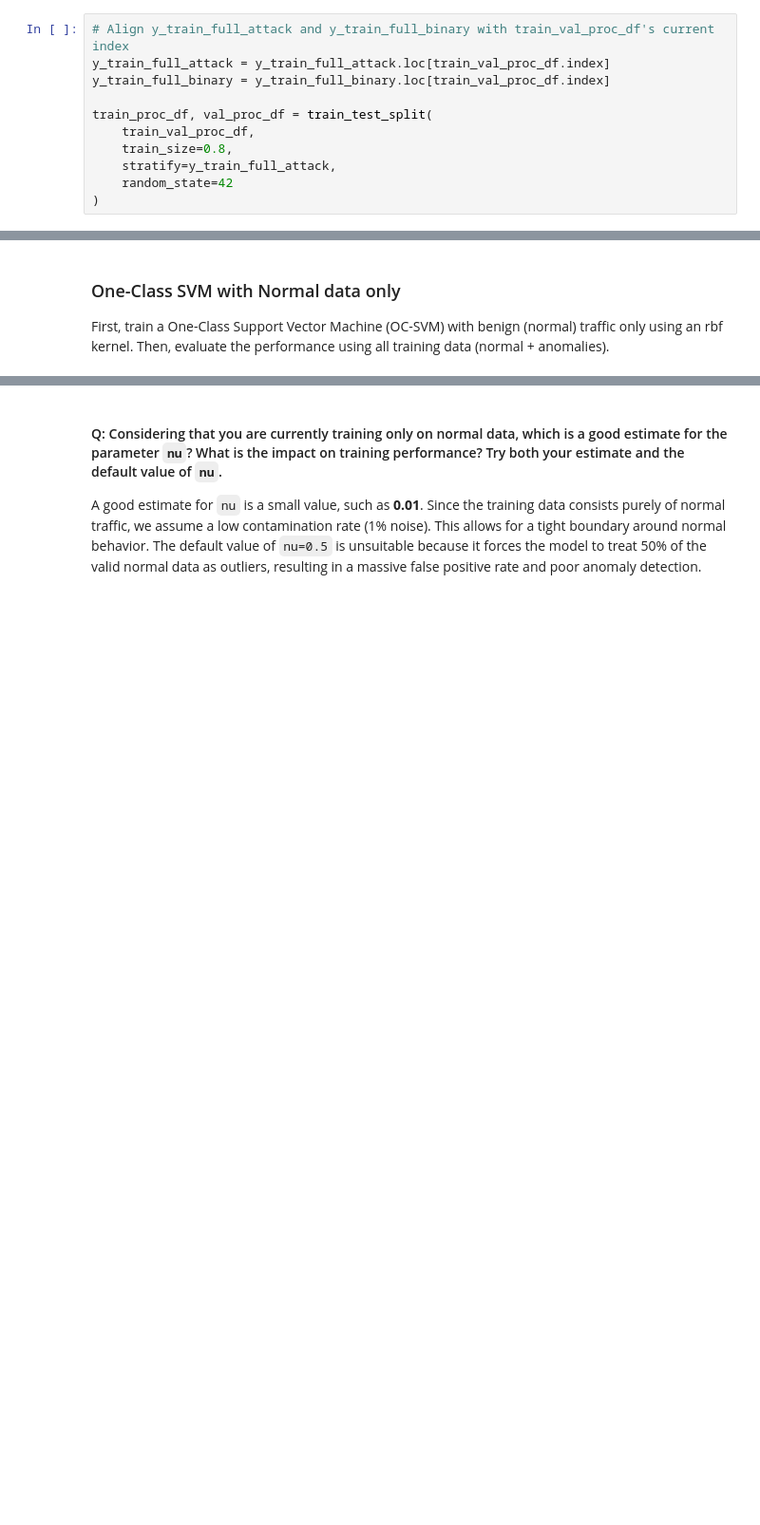
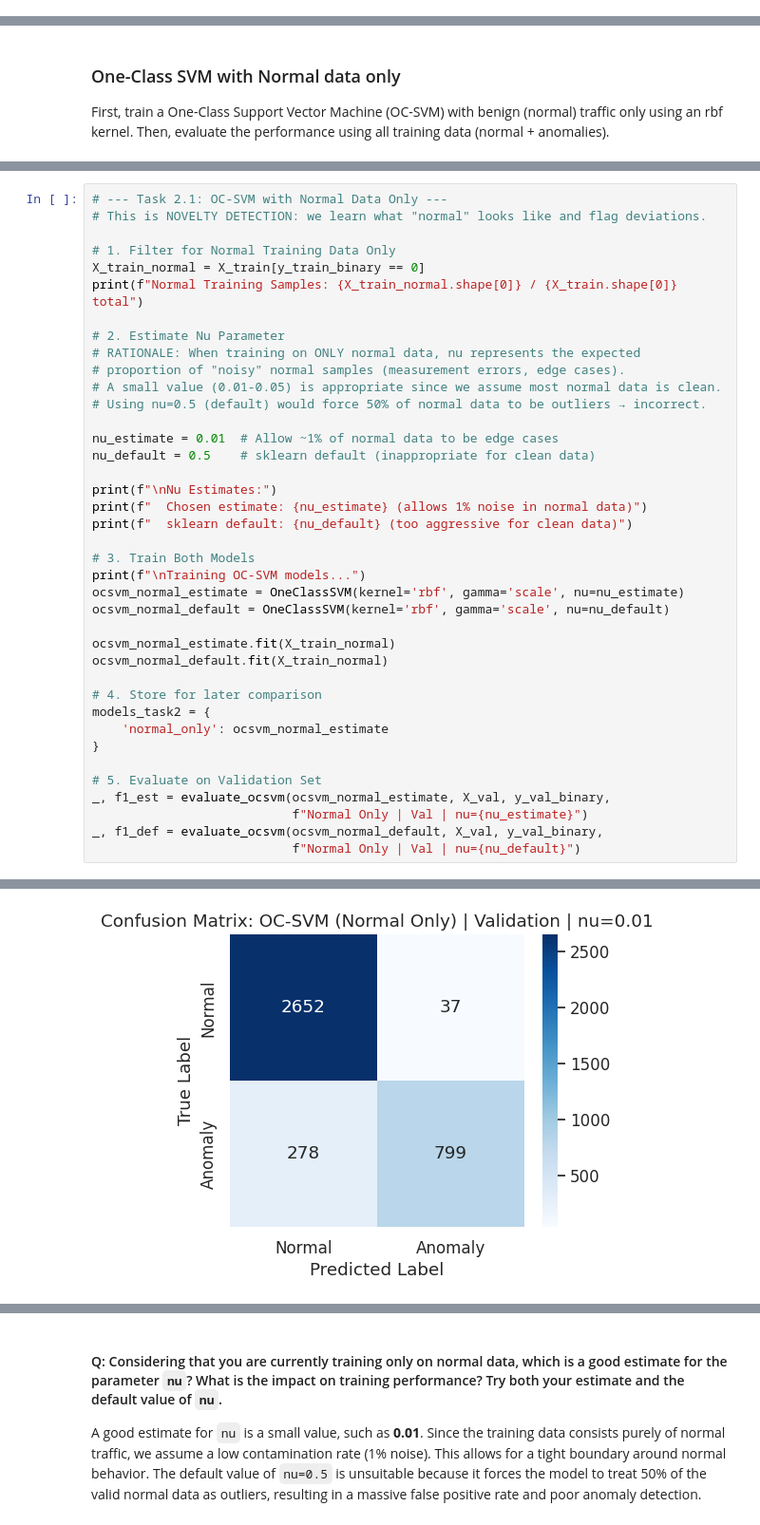
Before and after one commit to AImSecure/Laboratory3, a Jupyter notebook: lab/notebooks/Lab3_Anomaly_Detection.ipynb, the cells around one changed output, grey strips where cells are left out. Shown at 95% size. Cells and saved outputs as stored; diff of their text form; blank space fills up the shorter version.

```diff
--- a/lab/notebooks/Lab3_Anomaly_Detection.ipynb
+++ b/lab/notebooks/Lab3_Anomaly_Detection.ipynb
@@ -546,14 +580,3 @@ Dropped 3 zero-variance columns: ['urgent', 'num_outbound_cmds', 'is_host_login'
-# %%
-# Align y_train_full_attack and y_train_full_binary with train_val_proc_df's current index
-y_train_full_attack = y_train_full_attack.loc[train_val_proc_df.index]
-y_train_full_binary = y_train_full_binary.loc[train_val_proc_df.index]
-
-train_proc_df, val_proc_df = train_test_split(
-    train_val_proc_df,
-    train_size=0.8,
-    stratify=y_train_full_attack,
-    random_state=42
-)
 # %%
 # Define the allowed list of services
 allowed_services = ["http", "private", "smtp", "domain_u", "other", "ftp_data", "ecr_i", "eco_i"]
@@ -827,0 +840,40 @@ weighted avg       0.67      0.65      0.55      5826
+# %%
+# --- Task 2.1: OC-SVM with Normal Data Only ---
+# This is NOVELTY DETECTION: we learn what "normal" looks like and flag deviations.
+
+# 1. Filter for Normal Training Data Only
+X_train_normal = X_train[y_train_binary == 0]
+print(f"Normal Training Samples: {X_train_normal.shape[0]} / {X_train.shape[0]} total")
+
+# 2. Estimate Nu Parameter
+# RATIONALE: When training on ONLY normal data, nu represents the expected
+# proportion of "noisy" normal samples (measurement errors, edge cases).
+# A small value (0.01-0.05) is appropriate since we assume most normal data is clean.
+# Using nu=0.5 (default) would force 50% of normal data to be outliers → incorrect.
+
+nu_estimate = 0.01  # Allow ~1% of normal data to be edge cases
+nu_default = 0.5    # sklearn default (inappropriate for clean data)
+
+print(f"\nNu Estimates:")
+print(f"  Chosen estimate: {nu_estimate} (allows 1% noise in normal data)")
+print(f"  sklearn default: {nu_default} (too aggressive for clean data)")
+
+# 3. Train Both Models
+print(f"\nTraining OC-SVM models...")
+ocsvm_normal_estimate = OneClassSVM(kernel='rbf', gamma='scale', nu=nu_estimate)
+ocsvm_normal_default = OneClassSVM(kernel='rbf', gamma='scale', nu=nu_default)
+
+ocsvm_normal_estimate.fit(X_train_normal)
+ocsvm_normal_default.fit(X_train_normal)
+
+# 4. Store for later comparison
+models_task2 = {
+    'normal_only': ocsvm_normal_estimate
+}
+
+# 5. Evaluate on Validation Set
+_, f1_est = evaluate_ocsvm(ocsvm_normal_estimate, X_val, y_val_binary,
+                           f"Normal Only | Val | nu={nu_estimate}")
+_, f1_def = evaluate_ocsvm(ocsvm_normal_default, X_val, y_val_binary,
+                           f"Normal Only | Val | nu={nu_default}")
+# %% [output]
@@ -827,0 +894 @@ weighted avg       0.67      0.65      0.55      5826
+[figure, added]
```
Also changed, not shown: parts of 81 cells of this notebook.
